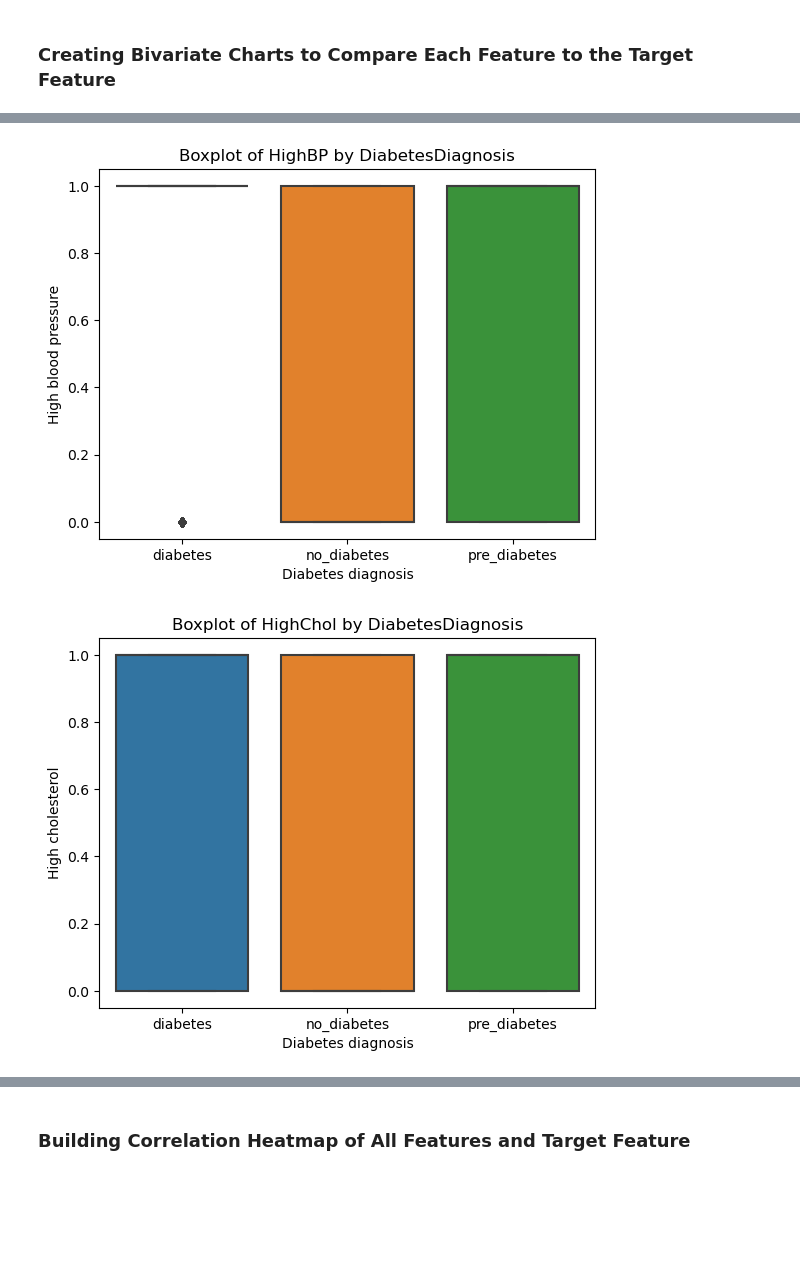
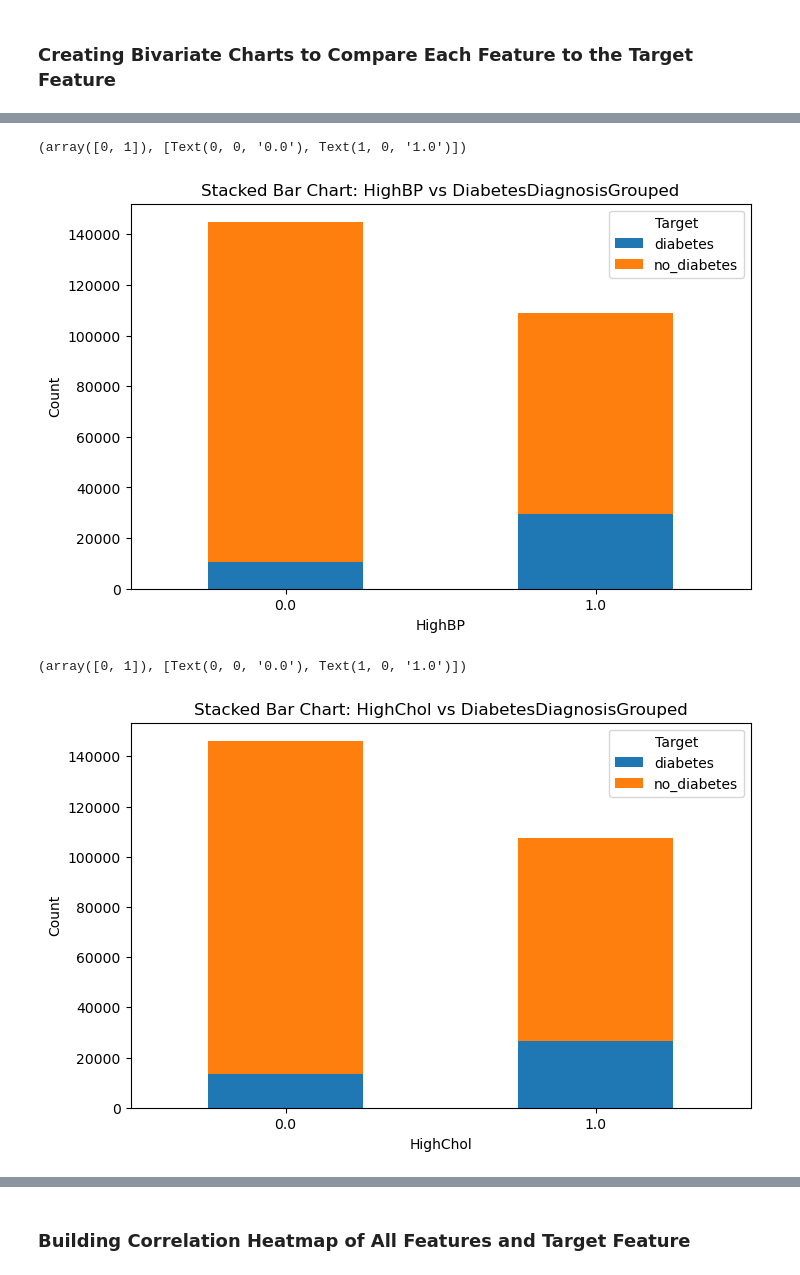
Before and after one commit to justink106/Diabetes-Predictor-Model, a Jupyter notebook: Diabetes Predictor Model - Exploratory Data Analysis .ipynb, the cells around one changed output, grey strips where cells are left out. Cells and saved outputs as stored; diff of their text form; code cells hidden in the pictures; blank space fills up the shorter version.

```diff
--- a/Diabetes Predictor Model - Exploratory Data Analysis .ipynb
+++ b/Diabetes Predictor Model - Exploratory Data Analysis .ipynb
@@ -67,0 +124,11 @@ plt.show()
+# %%
+# Making my two continuous features (MentHlth & PhysHlth) into categorical features by using buckets
+
+df['MentHlth'] = df['MentHlth'].clip(0, 30)
+df['PhysHlth'] = df['PhysHlth'].clip(0, 30)
+
+# Starting first with 'MentHlth'
+df['MentHlth'] = pd.cut(df['MentHlth'], bins=[0, 7, 14, 21, 28, 30], labels=[1, 2, 3, 4, 5], right=True, include_lowest=True)
+
+# Moving onto 'PhysHlth'
+df['PhysHlth'] = pd.cut(df['PhysHlth'], bins=[0, 7, 14, 21, 28, 30], labels=[1, 2, 3, 4, 5], right=True, include_lowest=True)
@@ -67,0 +186,10 @@ plt.show()
+# %%
+# Converting my categorical features into the category dtype
+
+categorical_columns = ['HighBP', 'HighChol', 'CholCheck', 'Smoker', 'Stroke', 'HeartDiseaseorAttack', 'PhysActivity', 'Fruits', 'Veggies', 'HvyAlcoholConsump', 'AnyHealthcare', 'NoDocbcCost', 'GenHlth', 'MentHlth', 'PhysHlth', 'DiffWalk', 'Sex', 'Age', 'Education', 'Income']
+df[categorical_columns] = df[categorical_columns].astype('category')
+
+# Converting BMI instead INT dtype
+df['BMI'] = df['BMI'].astype(int)
+
+print(df.dtypes)
@@ -68,27 +214,43 @@ plt.show()
 # %%
 # Have you ever been told by a health professional that you have had high blood pressure?
 # 0 = no high blood pressure
 # 1 = high blood pressure
 
-sns.boxplot(x='DiabetesDiagnosis', y='HighBP', data=df)
-plt.xlabel('Diabetes diagnosis')
-plt.ylabel('High blood pressure')
-plt.title('Boxplot of HighBP by DiabetesDiagnosis')
-plt.show()
+# Creating a contingency table (cross-tabulation of counts)
+count_data = pd.crosstab(df['HighBP'], df['DiabetesDiagnosisGrouped'])
+
+# Plot stacked bar chart
+count_data.plot(kind='bar', stacked=True, figsize=(8, 5))
+
+#Lables & titles
+plt.xlabel('HighBP')
+plt.ylabel('Count')
+plt.title('Stacked Bar Chart: HighBP vs DiabetesDiagnosisGrouped')
+plt.legend(title='Target')
+plt.xticks(rotation=0)
 # %% [output]
+(array([0, 1]), [Text(0, 0, '0.0'), Text(1, 0, '1.0')])
-[figure, old version]
+[figure, new version]
 # %%
 # Have you ever been told by a health professional that your blood cholesterol is high?
 # 0 = no high cholesterol
 # 1 = high cholesterol
 
-sns.boxplot(x='DiabetesDiagnosis', y='HighChol', data=df)
-plt.xlabel('Diabetes diagnosis')
-plt.ylabel('High cholesterol')
-plt.title('Boxplot of HighChol by DiabetesDiagnosis')
-plt.show()
+# Creating a contingency table (cross-tabulation of counts)
+count_data = pd.crosstab(df['HighChol'], df['DiabetesDiagnosisGrouped'])
+
+# Plot stacked bar chart
+count_data.plot(kind='bar', stacked=True, figsize=(8, 5))
+
+#Lables & titles
+plt.xlabel('HighChol')
+plt.ylabel('Count')
+plt.title('Stacked Bar Chart: HighChol vs DiabetesDiagnosisGrouped')
+plt.legend(title='Target')
+plt.xticks(rotation=0)
 # %% [output]
+(array([0, 1]), [Text(0, 0, '0.0'), Text(1, 0, '1.0')])
-[figure, old version]
+[figure, new version]
 # %%
 # Have you had your cholesterol checked within the past 5 years?
 # 0 = no, cholesterol check in 5 years
```
Also changed, not shown: parts of 33 cells of this notebook.
